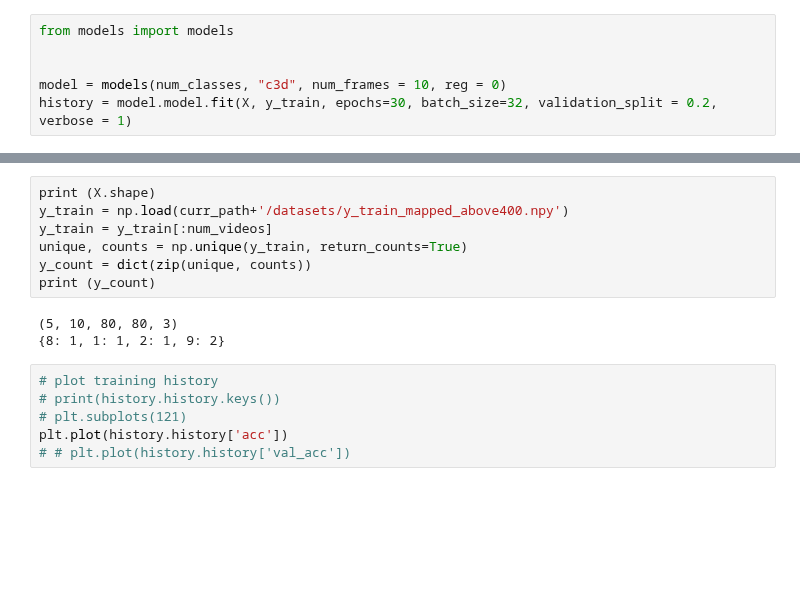
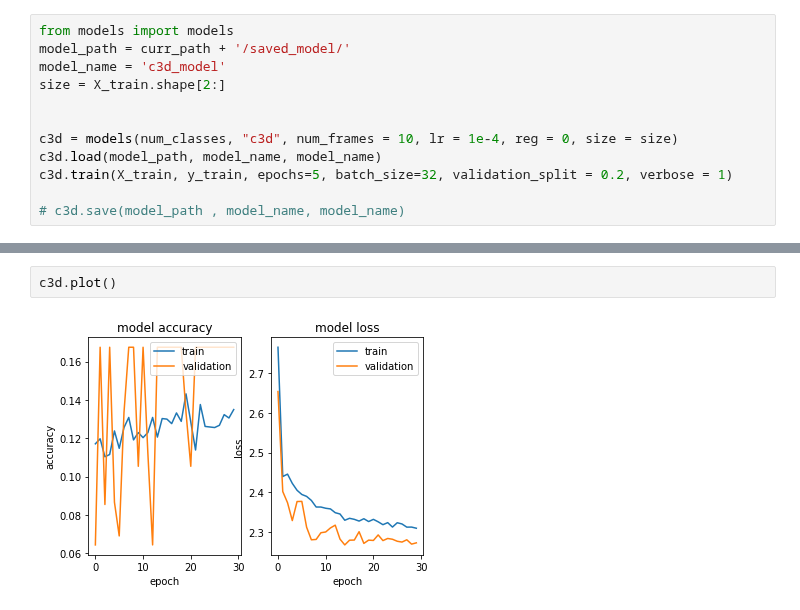
Before and after one commit to jiajuns/cs231n_project, a Jupyter notebook: c3d.ipynb, the cells around one changed output, grey strips where cells are left out. Drawn from its saved outputs; the diff is of its cells as text; blank space fills up the shorter version.

```diff
--- a/c3d.ipynb
+++ b/c3d.ipynb
@@ -24,9 +48,15 @@ X = fp.process_updates_frameSeq_stacked(x_train_ind, y_train, 10, "c3d_X_train")
 # %%
 from models import models
+model_path = curr_path + '/saved_model/'
+model_name = 'c3d_model'
+size = X_train.shape[2:]
 
 
-model = models(num_classes, "c3d", num_frames = 10, reg = 0)
-history = model.model.fit(X, y_train, epochs=30, batch_size=32, validation_split = 0.2, verbose = 1)
+c3d = models(num_classes, "c3d", num_frames = 10, lr = 1e-4, reg = 0, size = size)
+c3d.load(model_path, model_name, model_name)
+c3d.train(X_train, y_train, epochs=5, batch_size=32, validation_split = 0.2, verbose = 1)
+
+# c3d.save(model_path , model_name, model_name)
 # %% [output]
 (10, 80, 80, 3)
 (None, 4, 38, 38, 32)
@@ -48,16 +73,4 @@ Epoch 30/30
-# %%
-print (X.shape)
-y_train = np.load(curr_path+'/datasets/y_train_mapped_above400.npy')
-y_train = y_train[:num_videos]
-unique, counts = np.unique(y_train, return_counts=True)
-y_count = dict(zip(unique, counts))
-print (y_count)
-# %% [output]
-(5, 10, 80, 80, 3)
-{8: 1, 1: 1, 2: 1, 9: 2}
-# %%
-# plot training history
-# print(history.history.keys())
-# plt.subplots(121)
-plt.plot(history.history['acc'])
-# # plt.plot(history.history['val_acc'])
+# %%
+c3d.plot()
+# %% [output]
+[figure, added]
```
Also changed, not shown: parts of 3 cells of this notebook, 3 other files.
